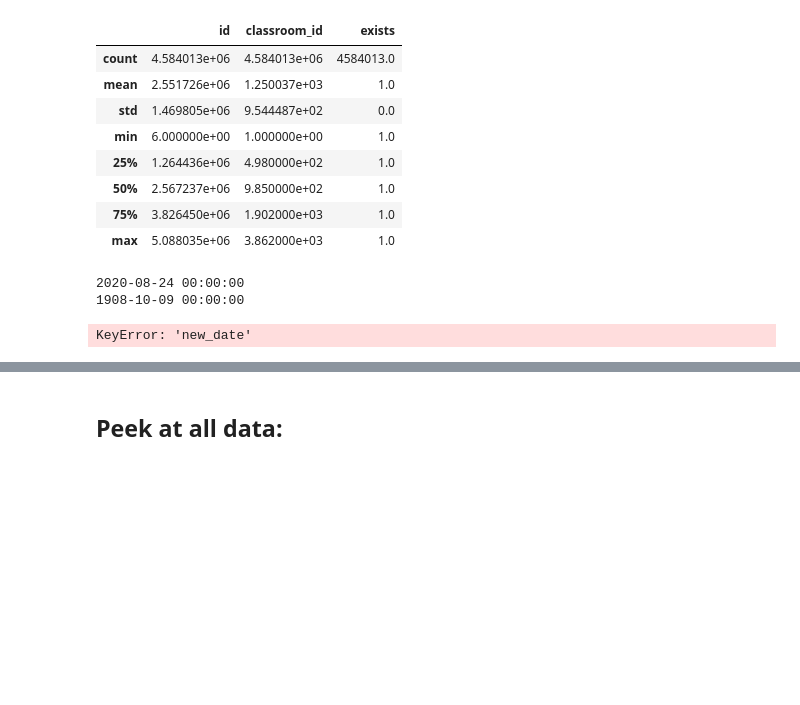
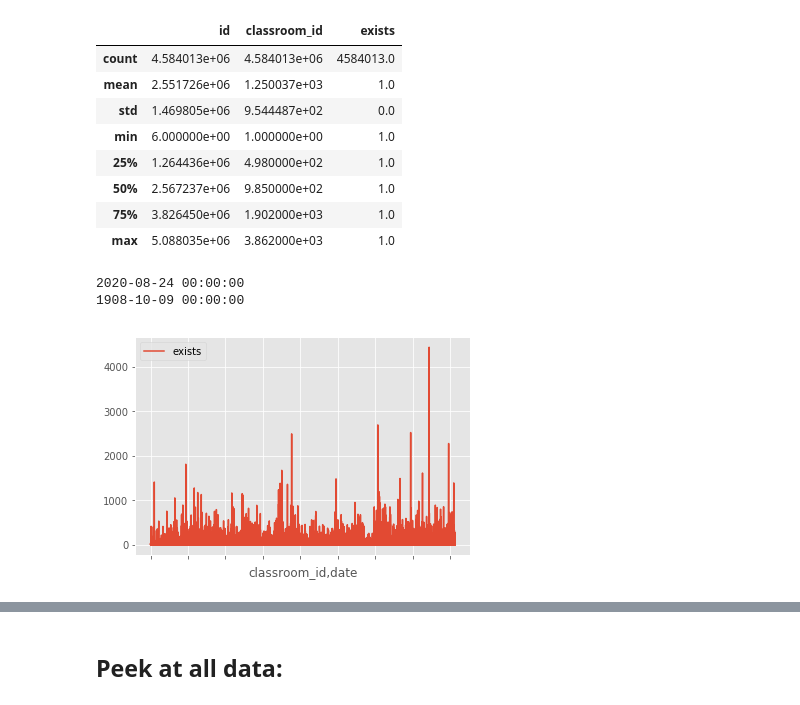
Before and after one commit to pgeurin/seniorskipday, a Jupyter notebook: src/eda.ipynb, the cells around one changed output, grey strips where cells are left out. Saved outputs shown, nothing was run; the diff lists cells and outputs as text; code cells hidden in the pictures; blank space fills up the shorter version.

```diff
--- a/src/eda.ipynb
+++ b/src/eda.ipynb
@@ -157,7 +157,7 @@ print(posts.date.min())
 # posts['exists']=1
 # posts.head(3)
 # %%
-posts[['date','classroom_id','exists']].groupby(['classroom_id', 'new_date']).sum().plot();
+posts[['date','classroom_id','exists']].groupby(['classroom_id', 'date']).sum().plot();
 # %% [output]
-KeyError: 'new_date'
+[figure, added]
 # %%
```
Also changed, not shown: parts of 32 cells of this notebook.
